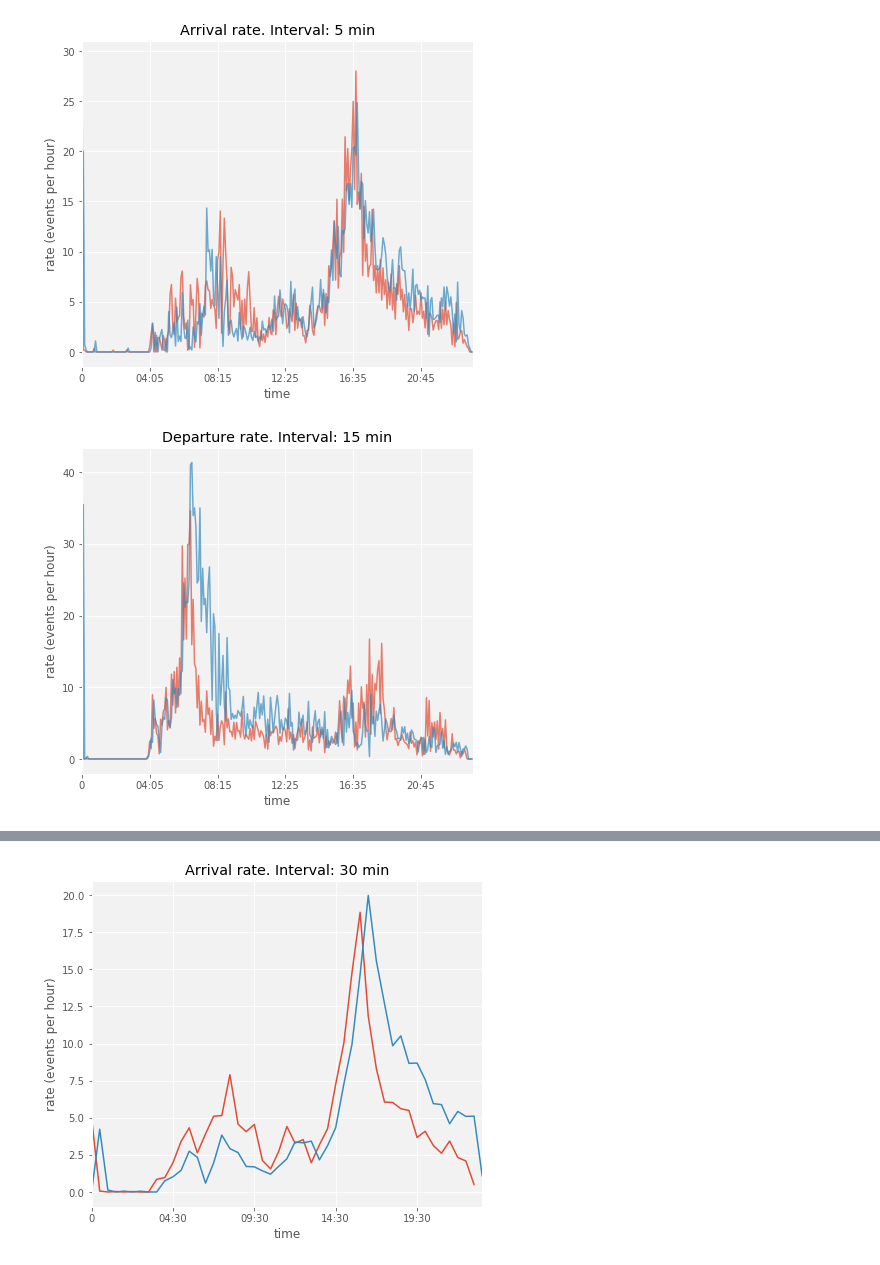
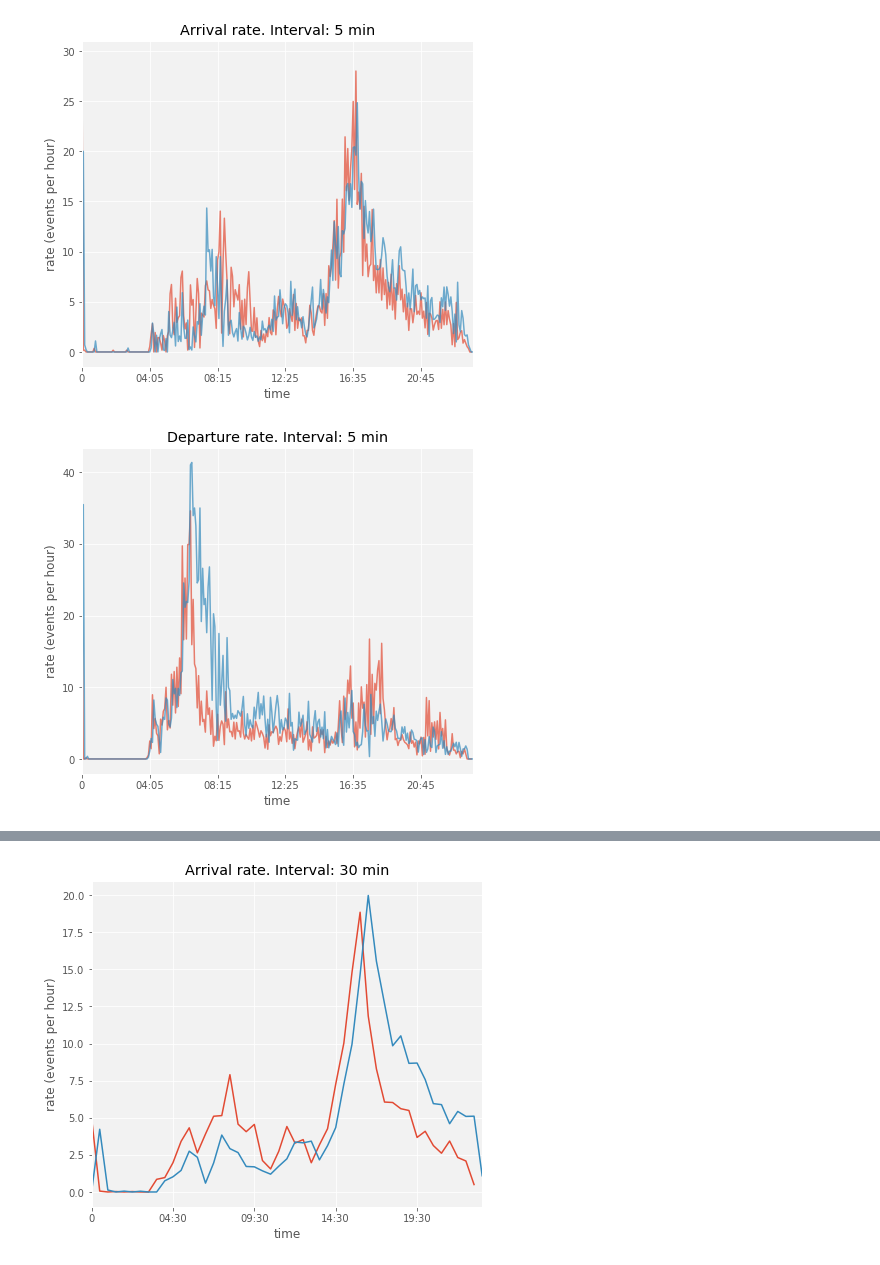
Before and after one commit to msgolovina/bss_project, a Jupyter notebook: working_file.ipynb, the cells around one changed output, grey strips where cells are left out. Cells and saved outputs as stored; diff of their text form; code cells hidden in the pictures.

```diff
--- a/working_file.ipynb
+++ b/working_file.ipynb
@@ -404,16 +404,16 @@ figure.savefig('min5.png');
 # %%
 figure, axis = plt.subplots(1,1,figsize=(7,6))
 plt.ylabel('rate (events per hour)')
-plt.title('Departure rate. Interval: 15 min')
+plt.title('Departure rate. Interval: 5 min')
 diff_dep_1 = -diff_dep_1
 diff_dep_12 = -diff_dep_12
 
 diff_dep_1.PORTOBELLO_ROAD.plot(alpha = 0.7)
 diff_dep_12.plot(alpha = 0.7)
 
 figure.savefig('min5d.png');
 # %% [output]
-[figure, old version]
+[figure, new version]
 # %%
 pb_weekdays = pb_weekdays_df
 diff = pb_weekdays.PORTOBELLO_ROAD.diff()
```
Also changed, not shown: parts of 3 cells of this notebook, 1 other file.
